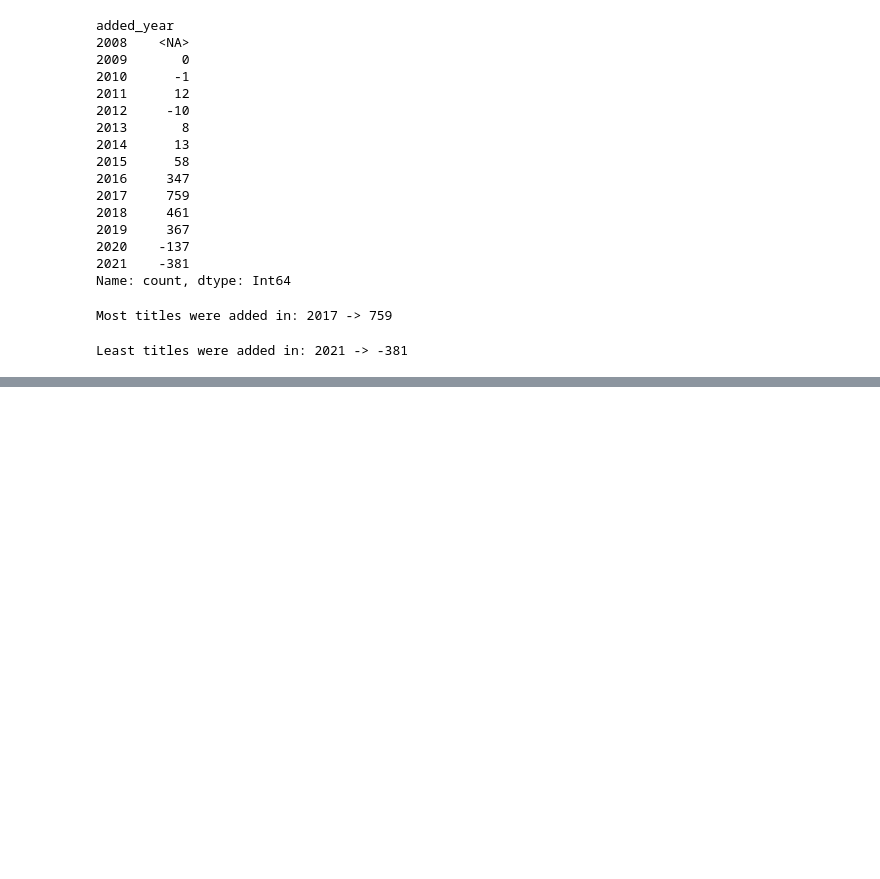
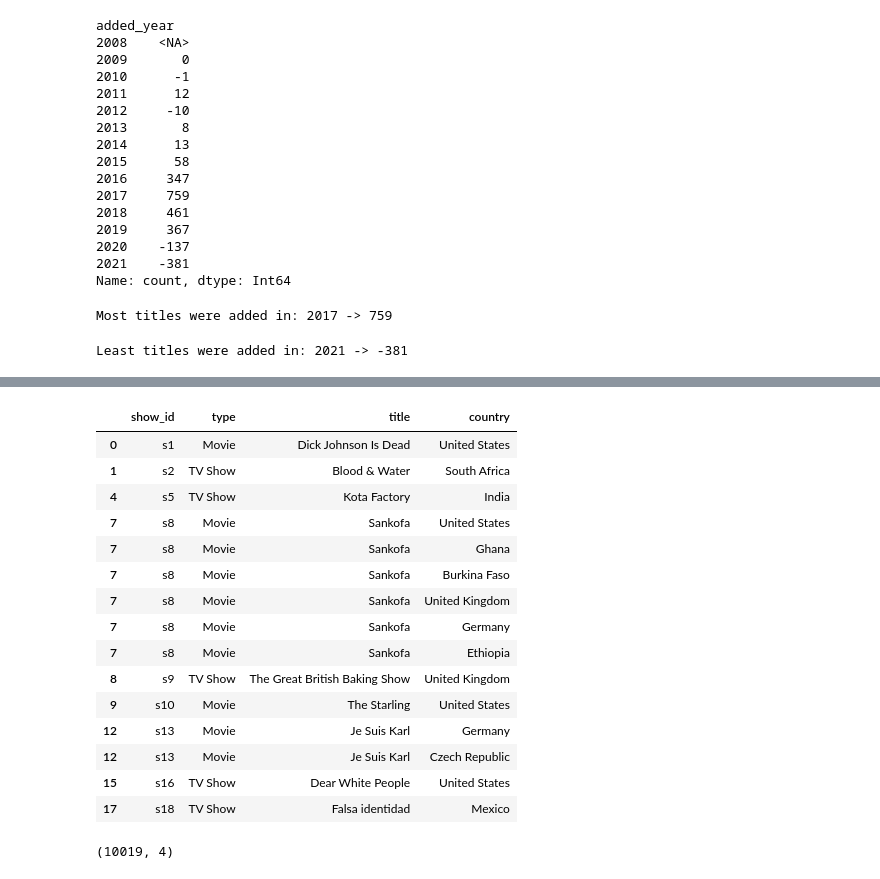
Before and after one commit to Snowman-30/Netflix-Data-Analysis, a Jupyter notebook: Netflix Analysis.ipynb, the cells around one changed output, grey strips where cells are left out. Drawn from its saved outputs; the diff is of its cells as text; code cells hidden in the pictures; blank space fills up the shorter version.

Commit message:
Data Cleaned for Country Analysis

```diff
--- a/Netflix Analysis.ipynb
+++ b/Netflix Analysis.ipynb
@@ -634,0 +699,2 @@ Least titles were added in: 2021 -> -381
+# %%
+country_df = country_df.loc[country_df['country'].notna()]
@@ -634,0 +719,4 @@ Least titles were added in: 2021 -> -381
+# %%
+# Copy of filtered country_df
+country_copy = country_df.copy()
+country_copy.head(10)
@@ -634,0 +735,2 @@ Least titles were added in: 2021 -> -381
+# %%
+country_copy['country'] = country_copy['country'].str.split(',')
@@ -634,0 +766,26 @@ Least titles were added in: 2021 -> -381
+# %%
+# Exploding countries
+exploded_df = country_copy.explode('country')
+# %%
+exploded_df.head(15)
+# %% [output]
+|  | show_id | type | title | country |
+| 0 | s1 | Movie | Dick Johnson Is Dead | United States |
+| 1 | s2 | TV Show | Blood & Water | South Africa |
+| 4 | s5 | TV Show | Kota Factory | India |
+| 7 | s8 | Movie | Sankofa | United States |
+| 7 | s8 | Movie | Sankofa | Ghana |
+| 7 | s8 | Movie | Sankofa | Burkina Faso |
+| 7 | s8 | Movie | Sankofa | United Kingdom |
+| 7 | s8 | Movie | Sankofa | Germany |
+| 7 | s8 | Movie | Sankofa | Ethiopia |
+| 8 | s9 | TV Show | The Great British Baking Show | United Kingdom |
+| 9 | s10 | Movie | The Starling | United States |
+| 12 | s13 | Movie | Je Suis Karl | Germany |
+| 12 | s13 | Movie | Je Suis Karl | Czech Republic |
+| 15 | s16 | TV Show | Dear White People | United States |
+| 17 | s18 | TV Show | Falsa identidad | Mexico |
+# %%
+exploded_df.shape
+# %% [output]
+(10019, 4)
```
Also changed, not shown: parts of 20 cells of this notebook.
